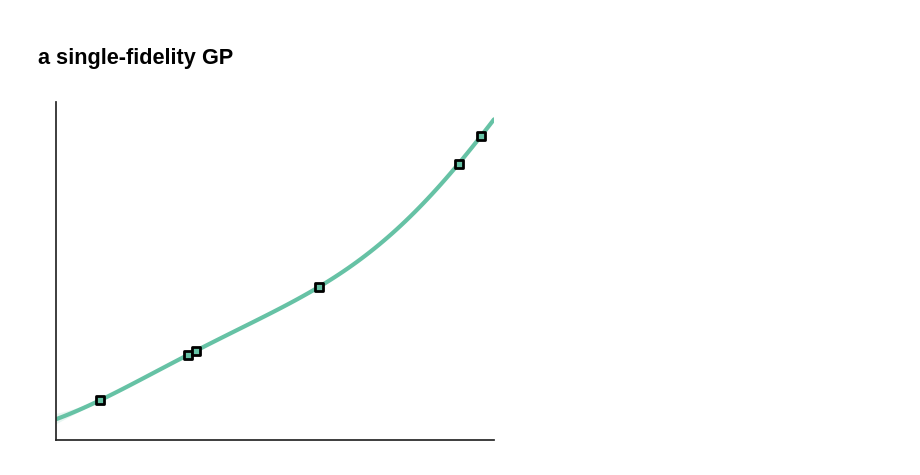
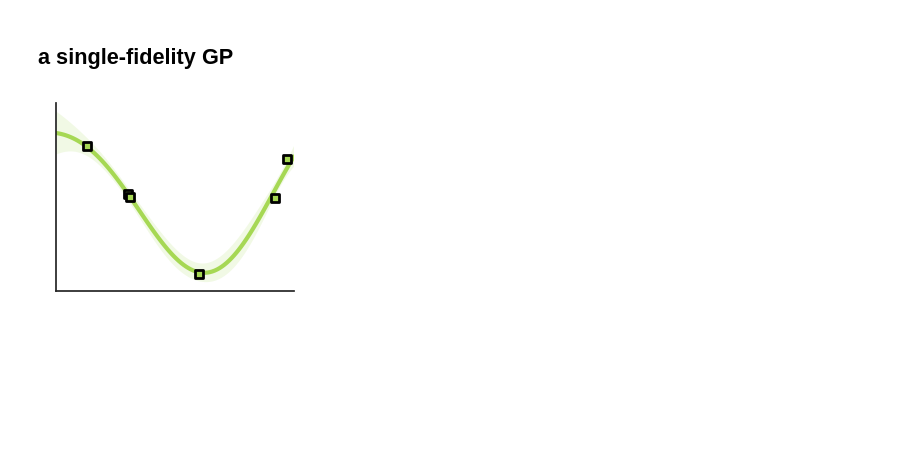
Before and after one commit to SimonEnsemble/multi-fidelity-BO-of-COFs-for-Xe-Kr-seps, a Jupyter notebook: figs/figure_1/synthetic_mfbo_example.ipynb, the cells around one changed output. Saved outputs shown, nothing was run; the diff lists cells and outputs as text; code cells hidden in the pictures; blank space fills up the shorter version.

```diff
--- a/figs/figure_1/synthetic_mfbo_example.ipynb
+++ b/figs/figure_1/synthetic_mfbo_example.ipynb
@@ -151,38 +151,39 @@ plt.savefig("toy_multifidelity_gp.pdf", format="pdf")
 # %% [markdown]
 ## a single-fidelity GP
 # %%
-xs = [0.1, 0.3, 0.32, 0.6, 0.92, 0.97]
+xs = [0.13, 0.3, 0.31, 0.6, 0.92, 0.97]
 
 def f_true(x):
-    return x ** 3 - x ** 2 + x
+    return x ** 3 - x ** 2
 
 train_x = torch.tensor([[x, 1] for x in xs], dtype=torch.float64)
 train_y = torch.tensor([f_true(xs[i]) for i in range(len(xs))], dtype=torch.float64).unsqueeze(-1)
 
 model = train_surrogate_model(train_x, train_y)
 
-plt.figure(figsize=(5, 4))
+plt.figure(figsize=(3, 2.5))
 # range of x's for plotting.
 x_r = torch.tensor([[x_i] for x_i in np.linspace(0, 1, 100)], dtype=torch.float64)
 
+color = pal[4]
 m, s = mu_sigma(model, x_r, 1.0)
 plt.plot(x_r, m, label=label, color=color)
 
 lower = m - s
 upper = m + s
 plt.fill_between(x_r.squeeze(), lower, upper,
                      alpha=0.15, color=color, edgecolor="none", zorder=f)
 
 plt.scatter(xs, train_y, marker=marker, color=color, edgecolor="black", linewidth=2, zorder=100)
 # plt.xlabel("COF space, $\mathbf{x}$")
 # plt.ylabel("Xe/Kr selectivity, $y^{(\ell)}$")
 plt.yticks([])
 plt.xticks([])
 plt.gca().spines['right'].set_visible(False)
 plt.gca().spines['top'].set_visible(False)
 plt.xlim([0, 1])
 # plt.ylim([-1.2, 1.2])
 plt.tight_layout()
 plt.savefig("toy_gp.pdf", format="pdf")
 # %% [output]
-[figure, old version]
+[figure, new version]
```
